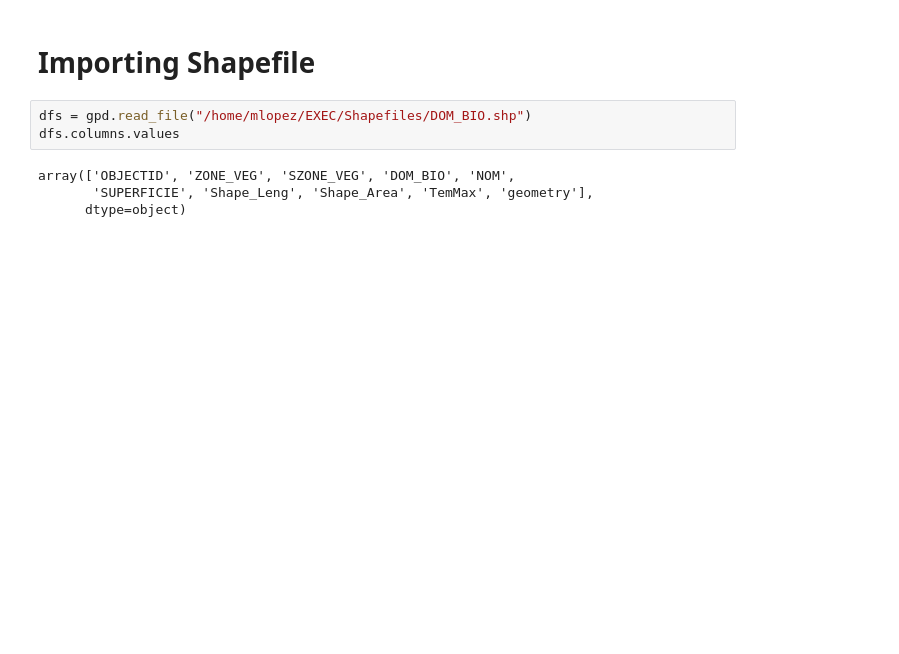
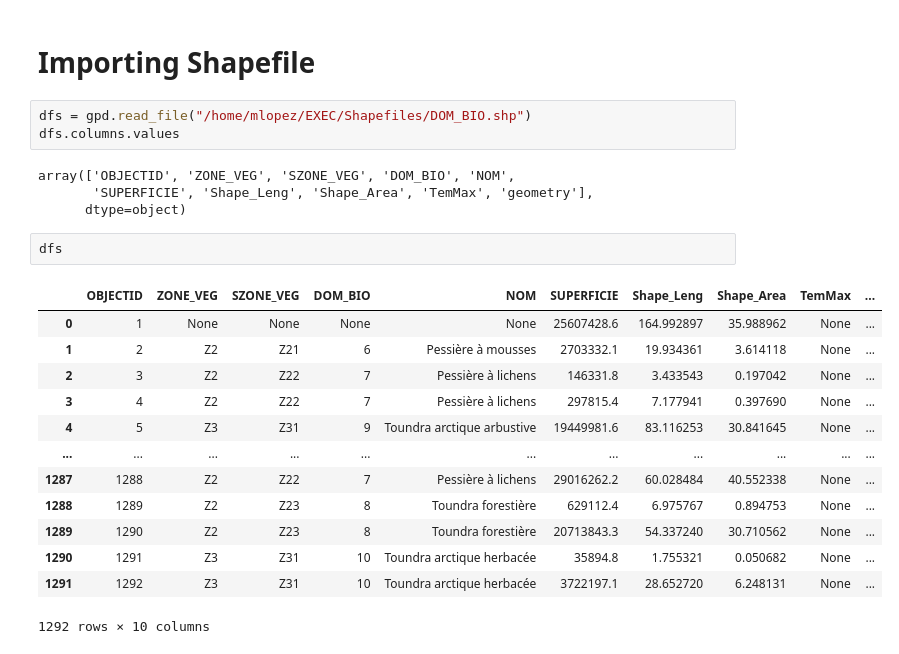
Before and after one commit to marinalopez2110/FistTemplateClimPort, a Jupyter notebook: Plotting TimeSeries map and shapefiles.ipynb, the cells around one changed output. Saved outputs shown, nothing was run; the diff lists cells and outputs as text; blank space fills up the shorter version.

```diff
--- a/Plotting TimeSeries map and shapefiles.ipynb
+++ b/Plotting TimeSeries map and shapefiles.ipynb
@@ -209,3 +241,19 @@ dfs.columns.values
 array(['OBJECTID', 'ZONE_VEG', 'SZONE_VEG', 'DOM_BIO', 'NOM',
        'SUPERFICIE', 'Shape_Leng', 'Shape_Area', 'TemMax', 'geometry'],
       dtype=object)
+# %%
+dfs
+# %% [output]
+|  | OBJECTID | ZONE_VEG | SZONE_VEG | DOM_BIO | NOM | SUPERFICIE | Shape_Leng | Shape_Area | TemMax | ... |
+| 0 | 1 | None | None | None | None | 25607428.6 | 164.992897 | 35.988962 | None | ... |
+| 1 | 2 | Z2 | Z21 | 6 | Pessière à mousses | 2703332.1 | 19.934361 | 3.614118 | None | ... |
+| 2 | 3 | Z2 | Z22 | 7 | Pessière à lichens | 146331.8 | 3.433543 | 0.197042 | None | ... |
+| 3 | 4 | Z2 | Z22 | 7 | Pessière à lichens | 297815.4 | 7.177941 | 0.397690 | None | ... |
+| 4 | 5 | Z3 | Z31 | 9 | Toundra arctique arbustive | 19449981.6 | 83.116253 | 30.841645 | None | ... |
+| ... | ... | ... | ... | ... | ... | ... | ... | ... | ... | ... |
+| 1287 | 1288 | Z2 | Z22 | 7 | Pessière à lichens | 29016262.2 | 60.028484 | 40.552338 | None | ... |
+| 1288 | 1289 | Z2 | Z23 | 8 | Toundra forestière | 629112.4 | 6.975767 | 0.894753 | None | ... |
+| 1289 | 1290 | Z2 | Z23 | 8 | Toundra forestière | 20713843.3 | 54.337240 | 30.710562 | None | ... |
+| 1290 | 1291 | Z3 | Z31 | 10 | Toundra arctique herbacée | 35894.8 | 1.755321 | 0.050682 | None | ... |
+| 1291 | 1292 | Z3 | Z31 | 10 | Toundra arctique herbacée | 3722197.1 | 28.652720 | 6.248131 | None | ... |
+1292 rows × 10 columns
```
Also changed, not shown: parts of 24 cells of this notebook.
